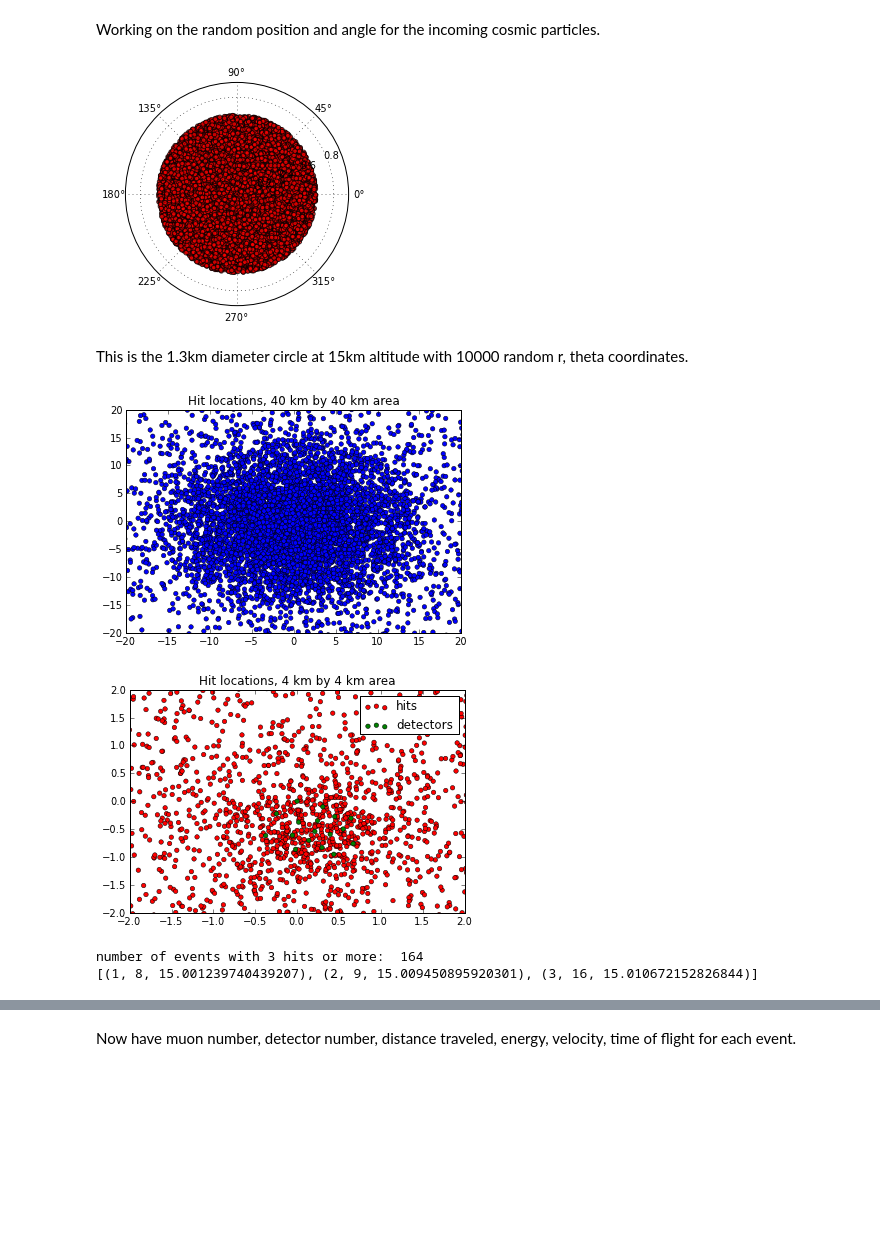
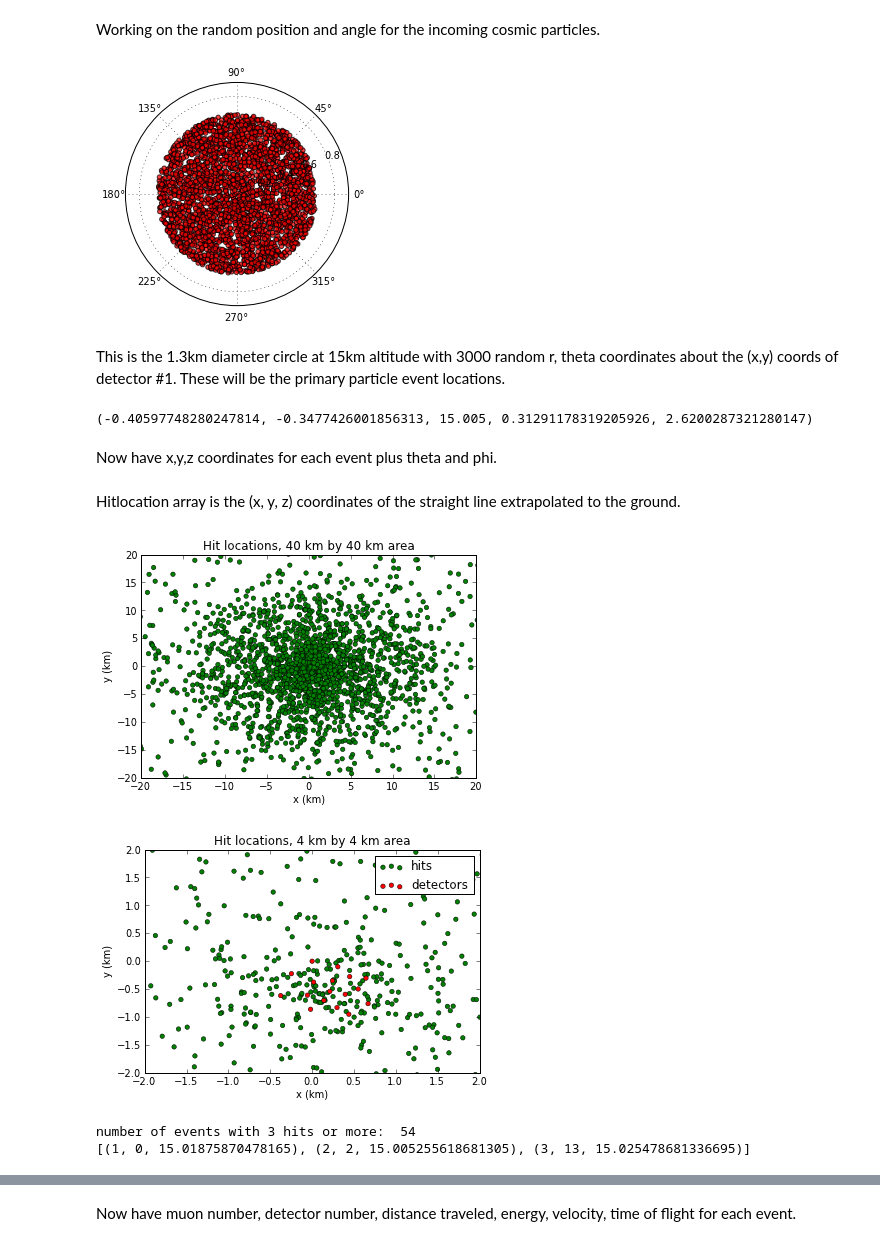
Before and after one commit to ssteeper/PHYS-202-13, a Jupyter notebook: Project/Project.ipynb, the cells around one changed output, grey strips where cells are left out. Drawn from its saved outputs; the diff is of its cells as text; code cells hidden in the pictures; blank space fills up the shorter version.

```diff
--- a/Project/Project.ipynb
+++ b/Project/Project.ipynb
@@ -44,19 +53,17 @@ show()
 
 I want the center of the 1.3km diameter circle to be in the middle of my detectors, but i've already chosen the origin as the northmost detector. I'll use detector #1 for the center of the circle, with an adjusted z coordinate because it's at 15km.
 # %%
-a = detectors[1]
-center = a[:-1] + (a[-1]+15,)
+origin = detectors[1]
+center = origin[:-1] + (origin[-1]+15,)
 print center
-d = 1.3
-R = d/2
-N=100
 # %% [output]
 (0.212, -0.5408, 15.005)
 # %% [markdown]
 
 Working on the random position and angle for the incoming cosmic particles.
 # %%
-N = 10000
+N = 3000
+R = .65 #km
 r = R*sqrt(numpy.random.random(N))
 theta = numpy.random.random(N) * 2*pi
 
@@ -66,7 +73,8 @@ c.set_alpha(.75)
 
 show()
 # %% [output]
-[figure, old version]
+[figure, new version]
 # %% [markdown]
-This is the 1.3km diameter circle at 15km altitude with 10000 random r, theta coordinates.
+This is the 1.3km diameter circle at 15km altitude with 3000 random r, theta coordinates about the (x,y) coords of detector #1.
+These will be the primary particle event locations.
 # %%
@@ -81,6 +89,12 @@ for i in range(N):
     theta = rand()*2*pi
     phi = (pi/4) + rand()*(3*pi/4)      #restricting the incidence angle phi to pi/4 to 3pi/4
     coords.append((x[i], y[i], z, theta, phi))
+
+print coords[0]
+# %% [output]
+(-0.40597748280247814, -0.3477426001856313, 15.005, 0.31291178319205926, 2.6200287321280147)
+# %% [markdown]
+Now have x,y,z coordinates for each event plus theta and phi.
 # %%
 #calculating the hit locations (center of the base of the cone at ground level)
 hitlocation = []
@@ -92,30 +106,36 @@ for i in range(N):
     r = z/tan(1*pi/180)
     angle = theta
     xdist, ydist = R*cos(angle), R*sin(angle)
-    hitlocation.append((coords[i][0] + xdist, coords[i][1] + ydist, 0))
+    hitlocation.append((coords[i][0] + xdist, coords[i][1] + ydist, 0.0))
+# %% [markdown]
+Hitlocation array is the (x, y, z) coordinates of the straight line extrapolated to the ground.
 # %%
-#plotting to check
+#plotting to check hitlocations
 
 xs = [x[0] for x in hitlocation]
 ys = [x[1] for x in hitlocation]
 xz = [x[0] for x in detectors]
 yz = [x[1] for x in detectors]
 
-scatter(xs, ys, lw=.5)
+scatter(xs, ys, lw=.5, c='g')
 xlim(-20,20)
 ylim(-20,20)
+xlabel("x (km)")
+ylabel("y (km)")
 title("Hit locations, 40 km by 40 km area")
 show()
-scatter(xs, ys, lw=.5, c='r', label = 'hits')
-scatter(xz, yz, lw=.5, c='g', label = 'detectors')
+scatter(xs, ys, lw=.5, c='g', label = 'hits')
+scatter(xz, yz, lw=.5, c='r', label = 'detectors')
 title("Hit locations, 4 km by 4 km area")
+xlabel("x (km)")
+ylabel("y (km)")
 xlim(-2,2)
 ylim(-2,2)
 legend()
 show()
 # %% [output]
-[figure, old version]
+[figure, new version]
-[figure, old version]
+[figure, new version]
 # %%
 #have the hitlocations now, need to check if detectors are within area
 
@@ -145,5 +165,5 @@ print "number of events with 3 hits or more: ", len(goodhits)
 print goodhits[0]
 #for the first primary particle event, I have these muons:
 # %% [output]
-number of events with 3 hits or more:  164
-[(1, 8, 15.001239740439207), (2, 9, 15.009450895920301), (3, 16, 15.010672152826844)]
+number of events with 3 hits or more:  54
+[(1, 0, 15.01875870478165), (2, 2, 15.005255618681305), (3, 13, 15.025478681336695)]
```
Also changed, not shown: parts of 24 cells of this notebook, 3 other files.
